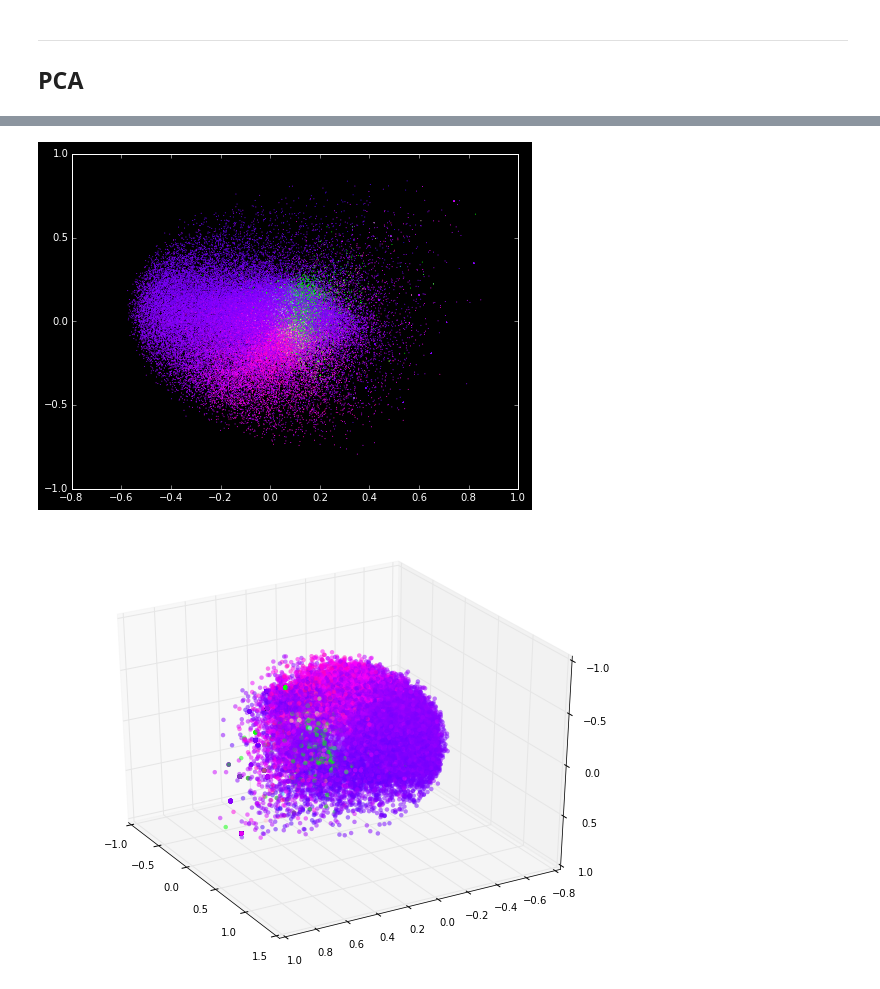
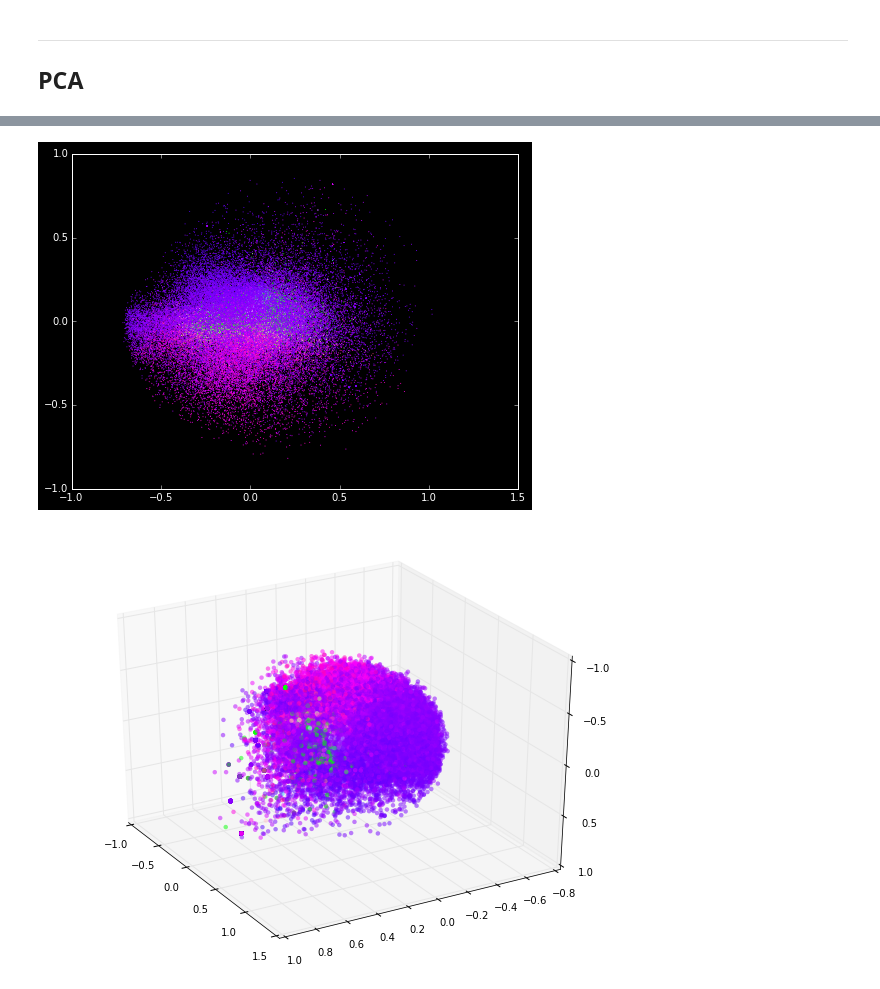
Before and after one commit to 2015ASTR511/EXD, a Jupyter notebook: apogee_pca.ipynb, the cells around one changed output, grey strips where cells are left out. Cells and saved outputs as stored; diff of their text form; code cells hidden in the pictures.

```diff
--- a/apogee_pca.ipynb
+++ b/apogee_pca.ipynb
@@ -440,11 +531,11 @@ plt.show()
 # %%
 fig = plt.figure(facecolor='k', figsize=(8,6))
 ax = black_bg_subplot(111)
 
-ax.scatter(X_reduced[:, 2], X_reduced[:, 3], c=color, s=1, lw=0)
+ax.scatter(X_reduced[:, 1], X_reduced[:, 3], c=color, s=1, lw=0)
 fig.show()
 # %% [output]
-[figure, old version]
+[figure, new version]
 # %%
 fig = plt.figure(1, figsize=(8, 6))
 ax = Axes3D(fig, elev=-150, azim=210)
```
Also changed, not shown: parts of 18 cells of this notebook.
